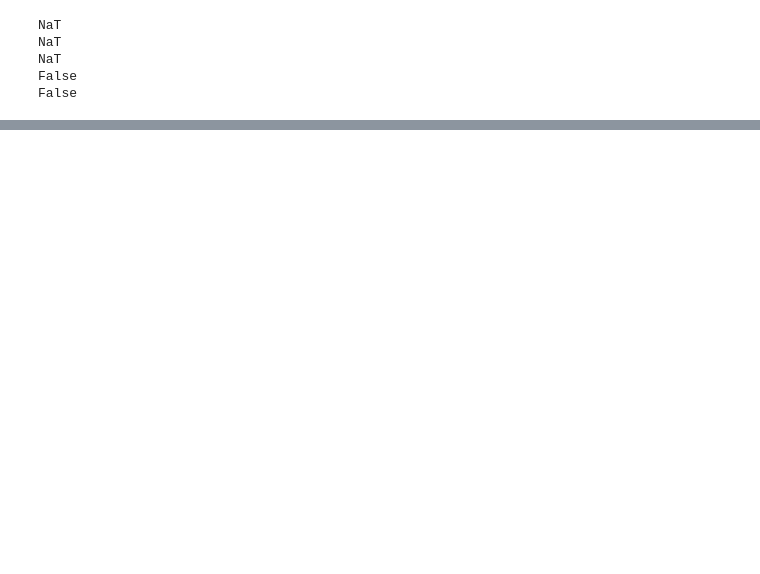
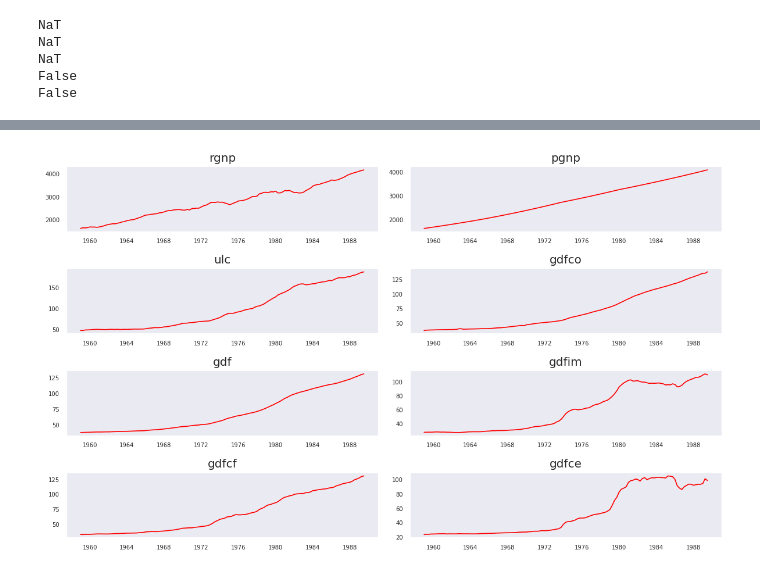
Before and after one commit to fosetorico/Data_Analytics, a Jupyter notebook: Time_Series.ipynb, the cells around one changed output, grey strips where cells are left out. Drawn from its saved outputs; the diff is of its cells as text; code cells hidden in the pictures; blank space fills up the shorter version.

```diff
--- a/Time_Series.ipynb
+++ b/Time_Series.ipynb
@@ -553,0 +858,30 @@ dtype: datetime64[ns]
+# %%
+#https://www.machinelearningplus.com/time-series/vector-autoregression-examples-python/import pandas as pd
+import pandas as pd
+import numpy as np
+import matplotlib.pyplot as plt
+import seaborn as sns
+import statsmodels.api as sm
+
+#Load dataset and set index to the date column
+dataset = pd.read_csv('/content/drive/MyDrive/Colab Notebooks/week4/wage_growth.txt', sep = ",", parse_dates=['date'], index_col = 'date')
+# print(dataset.shape)
+# print("\n")
+# print(dataset.head())
+# print("\n")
+
+#Visualise the data
+fig, axes = plt.subplots(nrows=4, ncols=2, dpi=120, figsize=(10,6))
+for i, ax in enumerate(axes.flatten()):
+    data = dataset[dataset.columns[i]]
+    ax.plot(data, color='red', linewidth=1)
+    # Decorations
+    ax.set_title(dataset.columns[i])
+    ax.xaxis.set_ticks_position('none')
+    ax.yaxis.set_ticks_position('none')
+    ax.spines["top"].set_alpha(0)
+    ax.tick_params(labelsize=6)
+
+plt.tight_layout();
+# %% [output]
+[figure, added]
```
Also changed, not shown: parts of 40 cells of this notebook.
